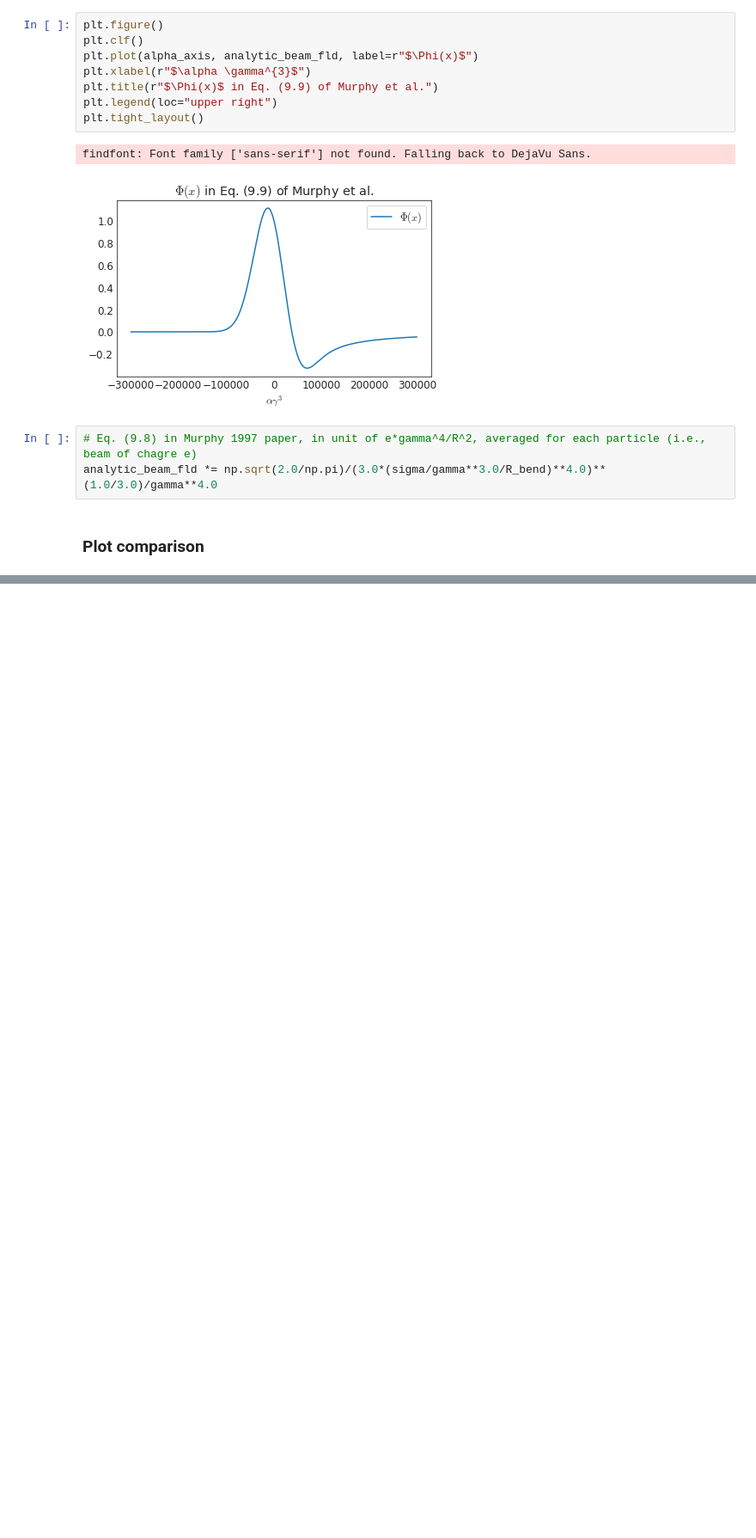
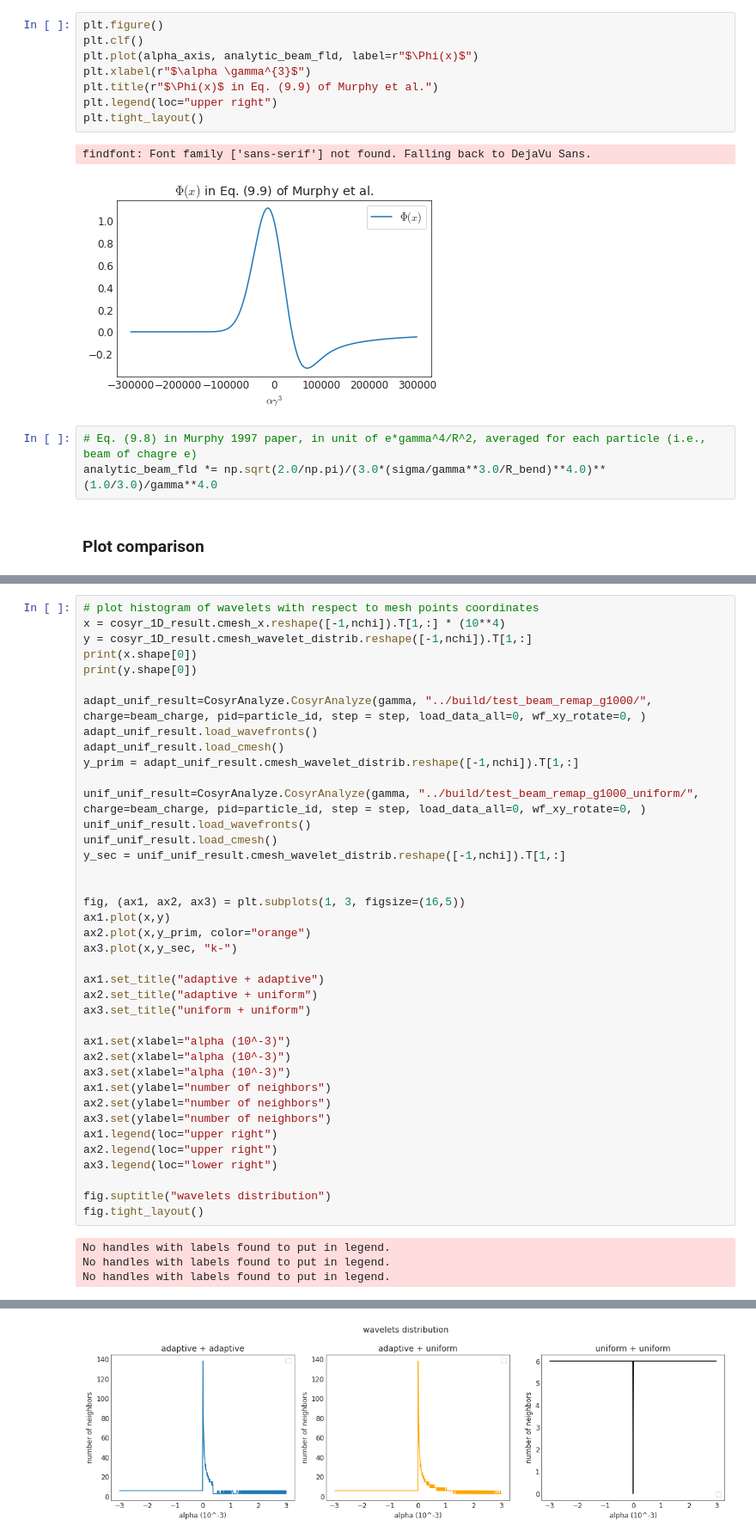
Before and after one commit to lanl/cosyr, a Jupyter notebook: analysis/1D_beam_field.ipynb, the cells around one changed output, grey strips where cells are left out. Shown at 86% size. Saved outputs shown, nothing was run; the diff lists cells and outputs as text; blank space fills up the shorter version.

```diff
--- a/analysis/1D_beam_field.ipynb
+++ b/analysis/1D_beam_field.ipynb
@@ -149,0 +155,43 @@ cosyr: least-squares fit:  L2 norm = 4.3956560215448144e-07
+# %%
+# plot histogram of wavelets with respect to mesh points coordinates
+x = cosyr_1D_result.cmesh_x.reshape([-1,nchi]).T[1,:] * (10**4)
+y = cosyr_1D_result.cmesh_wavelet_distrib.reshape([-1,nchi]).T[1,:]
+print(x.shape[0])
+print(y.shape[0])
+
+adapt_unif_result=CosyrAnalyze.CosyrAnalyze(gamma, "../build/test_beam_remap_g1000/", charge=beam_charge, pid=particle_id, step = step, load_data_all=0, wf_xy_rotate=0, )
+adapt_unif_result.load_wavefronts()
+adapt_unif_result.load_cmesh()
+y_prim = adapt_unif_result.cmesh_wavelet_distrib.reshape([-1,nchi]).T[1,:]
+
+unif_unif_result=CosyrAnalyze.CosyrAnalyze(gamma, "../build/test_beam_remap_g1000_uniform/", charge=beam_charge, pid=particle_id, step = step, load_data_all=0, wf_xy_rotate=0, )
+unif_unif_result.load_wavefronts()
+unif_unif_result.load_cmesh()
+y_sec = unif_unif_result.cmesh_wavelet_distrib.reshape([-1,nchi]).T[1,:]
+
+
+fig, (ax1, ax2, ax3) = plt.subplots(1, 3, figsize=(16,5))
+ax1.plot(x,y)
+ax2.plot(x,y_prim, color="orange")
+ax3.plot(x,y_sec, "k-")
+
+ax1.set_title("adaptive + adaptive")
+ax2.set_title("adaptive + uniform")
+ax3.set_title("uniform + uniform")
+
+ax1.set(xlabel="alpha (10^-3)")
+ax2.set(xlabel="alpha (10^-3)")
+ax3.set(xlabel="alpha (10^-3)")
+ax1.set(ylabel="number of neighbors")
+ax2.set(ylabel="number of neighbors")
+ax3.set(ylabel="number of neighbors")
+ax1.legend(loc="upper right")
+ax2.legend(loc="upper right")
+ax3.legend(loc="lower right")
+
+fig.suptitle("wavelets distribution")
+fig.tight_layout()
+# %% [output]
+No handles with labels found to put in legend.
+No handles with labels found to put in legend.
+No handles with labels found to put in legend.
@@ -150 +215,2 @@ cosyr: least-squares fit:  L2 norm = 4.3956560215448144e-07
+[figure, added]
 # %%
```
Also changed, not shown: parts of 7 cells of this notebook, 1 other file.
